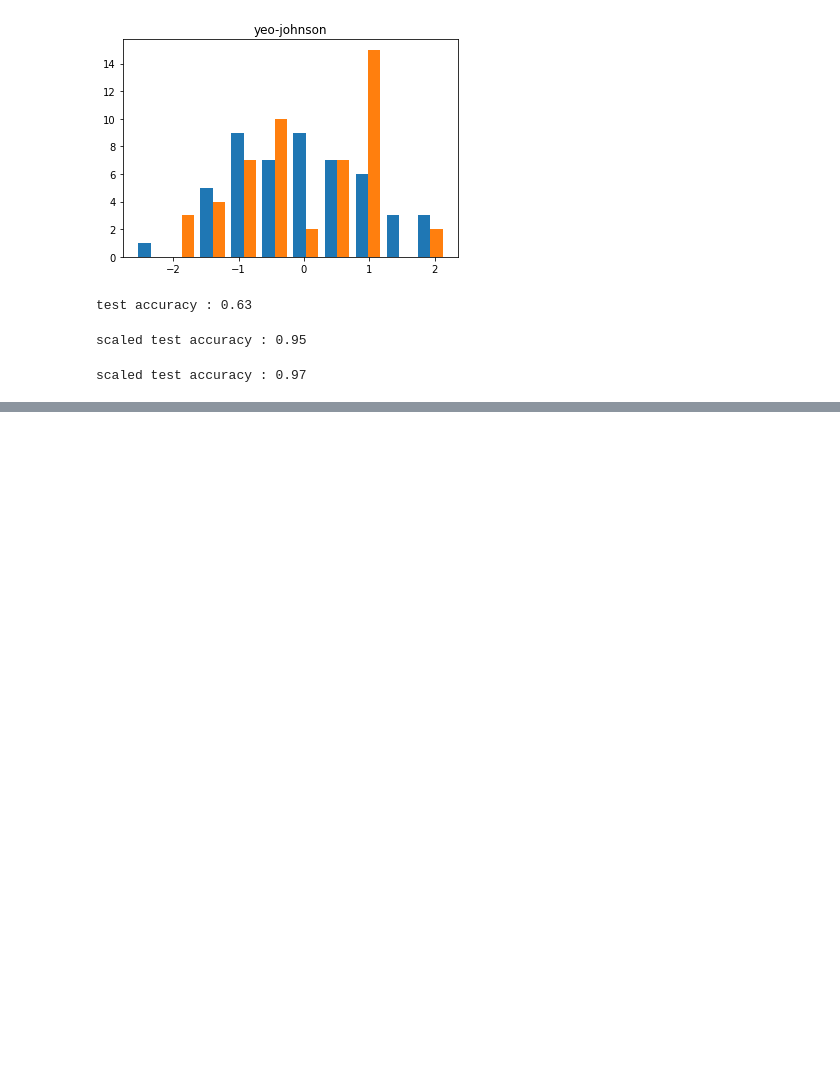
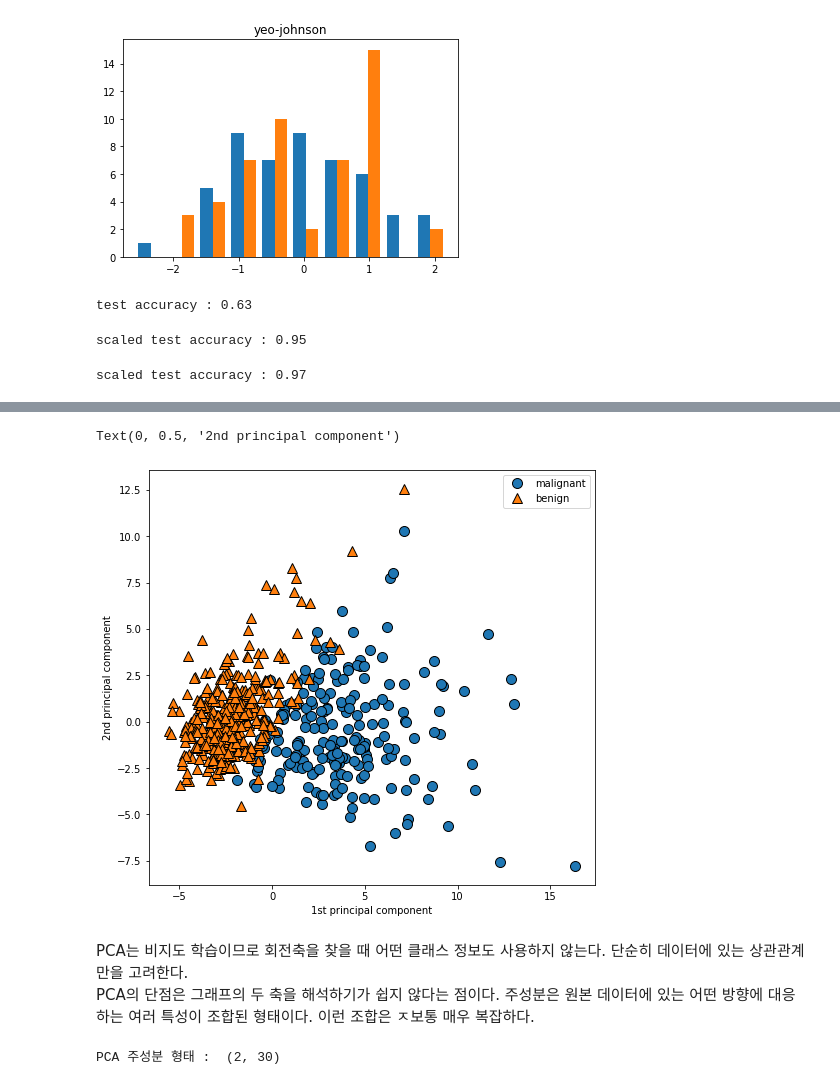
Before and after one commit to whybechoi/intro_ml_with_python, a Jupyter notebook: 3. unsupervised learning.ipynb, the cells around one changed output, grey strips where cells are left out. Drawn from its saved outputs; the diff is of its cells as text; code cells hidden in the pictures; blank space fills up the shorter version.

```diff
--- a/3. unsupervised learning.ipynb
+++ b/3. unsupervised learning.ipynb
@@ -207,0 +247,6 @@ scaled test accuracy : 0.97
+# %%
+from sklearn.datasets import load_breast_cancer
+cancer = load_breast_cancer()
+
+scaler = StandardScaler()
+X_scaled = scaler.fit_transform(cancer.data)
@@ -207,0 +264,17 @@ scaled test accuracy : 0.97
+# %%
+plt.figure(figsize=(8, 8))
+mglearn.discrete_scatter(X_pca[:, 0], X_pca[:, 1], cancer.target)
+plt.legend(['malignant', 'benign'], loc='best')
+plt.gca().set_aspect('equal')
+plt.xlabel('1st principal component')
+plt.ylabel('2nd principal component')
+# %% [output]
+Text(0, 0.5, '2nd principal component')
+[figure, added]
+# %% [markdown]
+PCA는 비지도 학습이므로 회전축을 찾을 때 어떤 클래스 정보도 사용하지 않는다. 단순히 데이터에 있는 상관관계만을 고려한다. <br>
+PCA의 단점은 그래프의 두 축을 해석하기가 쉽지 않다는 점이다. 주성분은 원본 데이터에 있는 어떤 방향에 대응하는 여러 특성이 조합된 형태이다. 이런 조합은 ㅈ보통 매우 복잡하다.
+# %%
+print("PCA 주성분 형태 : ", pca.components_.shape)
+# %% [output]
+PCA 주성분 형태 :  (2, 30)
```
Also changed, not shown: parts of 12 cells of this notebook.
